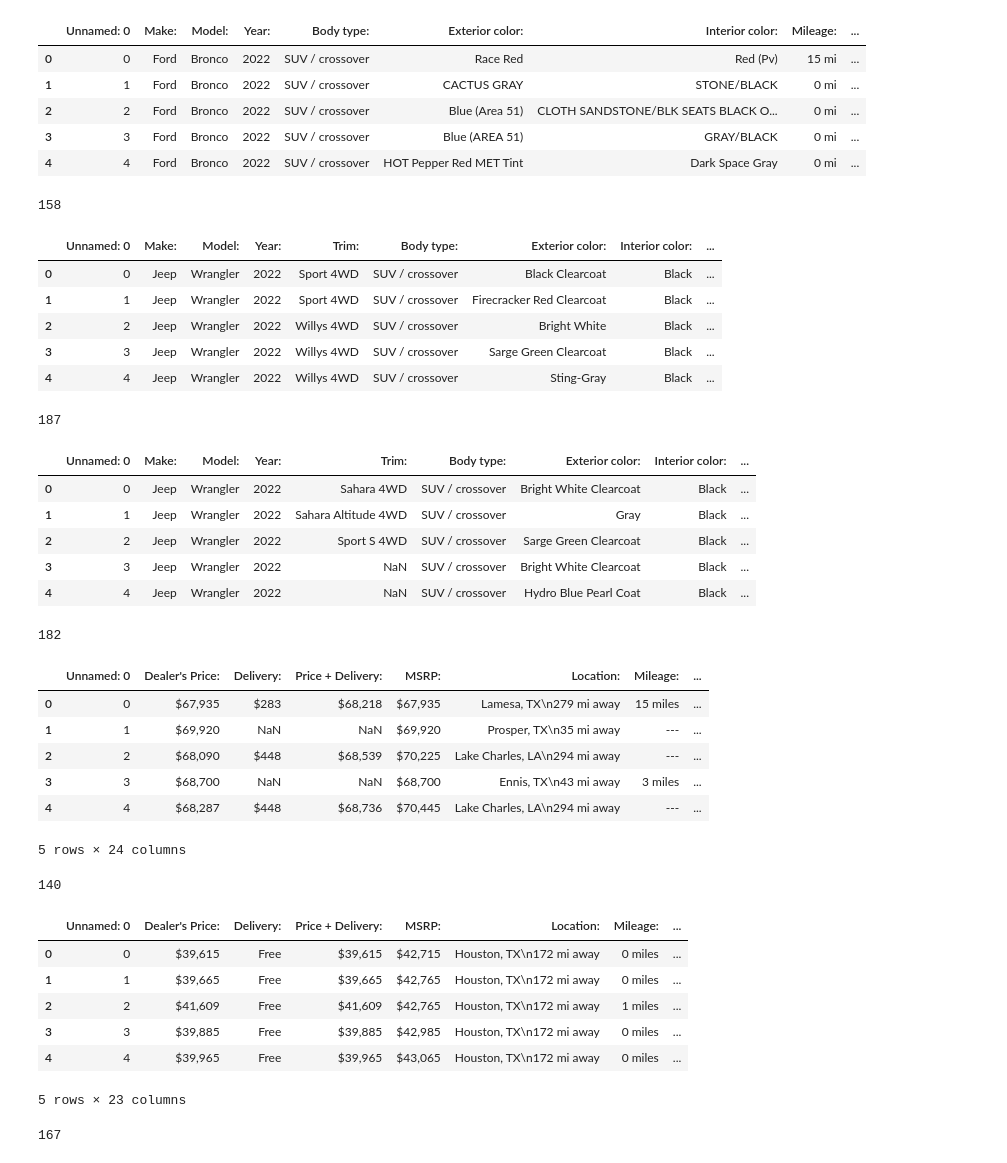
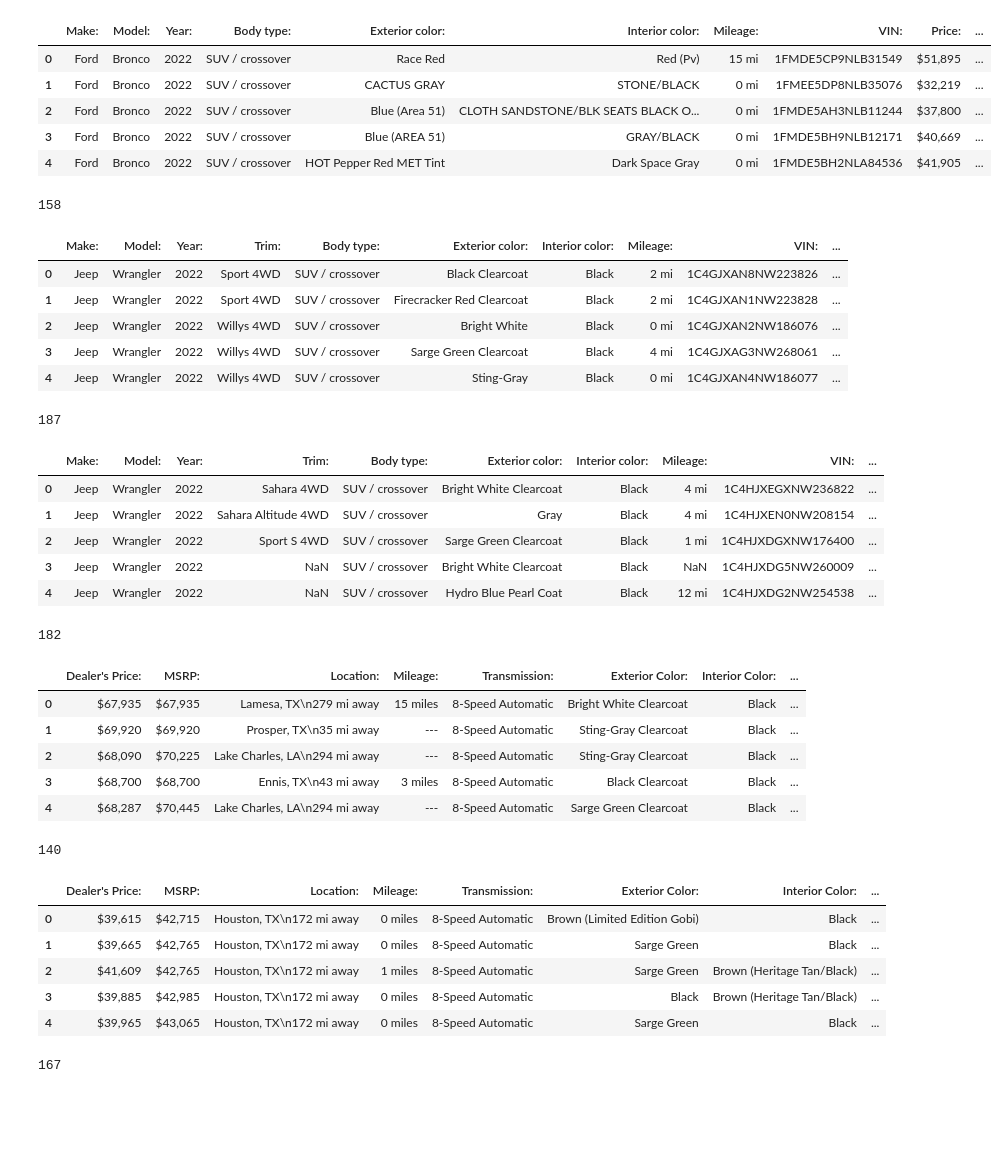
Before and after one commit to RL-Lane/Gouge, a Jupyter notebook: Notebooks/Scraping CSV's Merged.ipynb, the cells around one changed output. Saved outputs shown, nothing was run; the diff lists cells and outputs as text; code cells hidden in the pictures; blank space fills up the shorter version.

```diff
--- a/Notebooks/Scraping CSV's Merged.ipynb
+++ b/Notebooks/Scraping CSV's Merged.ipynb
@@ -5,14 +5,16 @@ import os
 # %%
 csv_file = '../Resources/0-200.csv'
 car_data1 = pd.read_csv(csv_file)
+car_data1 = car_data1.drop(columns=['Stock number:',
+                                    'Unnamed: 0'])
 car_data1.head()
 # %% [output]
-|  | Unnamed: 0 | Make: | Model: | Year: | Body type: | Exterior color: | Interior color: | Mileage: | ... |
-| 0 | 0 | Ford | Bronco | 2022 | SUV / crossover | Race Red | Red (Pv) | 15 mi | ... |
-| 1 | 1 | Ford | Bronco | 2022 | SUV / crossover | CACTUS GRAY | STONE/BLACK | 0 mi | ... |
-| 2 | 2 | Ford | Bronco | 2022 | SUV / crossover | Blue (Area 51) | CLOTH SANDSTONE/BLK SEATS BLACK O... | 0 mi | ... |
-| 3 | 3 | Ford | Bronco | 2022 | SUV / crossover | Blue (AREA 51) | GRAY/BLACK | 0 mi | ... |
-| 4 | 4 | Ford | Bronco | 2022 | SUV / crossover | HOT Pepper Red MET Tint | Dark Space Gray | 0 mi | ... |
+|  | Make: | Model: | Year: | Body type: | Exterior color: | Interior color: | Mileage: | VIN: | Price: | ... |
+| 0 | Ford | Bronco | 2022 | SUV / crossover | Race Red | Red (Pv) | 15 mi | 1FMDE5CP9NLB31549 | $51,895 | ... |
+| 1 | Ford | Bronco | 2022 | SUV / crossover | CACTUS GRAY | STONE/BLACK | 0 mi | 1FMEE5DP8NLB35076 | $32,219 | ... |
+| 2 | Ford | Bronco | 2022 | SUV / crossover | Blue (Area 51) | CLOTH SANDSTONE/BLK SEATS BLACK O... | 0 mi | 1FMDE5AH3NLB11244 | $37,800 | ... |
+| 3 | Ford | Bronco | 2022 | SUV / crossover | Blue (AREA 51) | GRAY/BLACK | 0 mi | 1FMDE5BH9NLB12171 | $40,669 | ... |
+| 4 | Ford | Bronco | 2022 | SUV / crossover | HOT Pepper Red MET Tint | Dark Space Gray | 0 mi | 1FMDE5BH2NLA84536 | $41,905 | ... |
 # %%
 len(car_data1)
 # %% [output]
@@ -20,14 +22,16 @@ len(car_data1)
 # %%
 csv_file = '../Resources/200-400.csv'
 car_data2 = pd.read_csv(csv_file)
+car_data2 = car_data2.drop(columns=['Stock number:',
+                                    'Unnamed: 0'])
 car_data2.head()
 # %% [output]
-|  | Unnamed: 0 | Make: | Model: | Year: | Trim: | Body type: | Exterior color: | Interior color: | ... |
-| 0 | 0 | Jeep | Wrangler | 2022 | Sport 4WD | SUV / crossover | Black Clearcoat | Black | ... |
-| 1 | 1 | Jeep | Wrangler | 2022 | Sport 4WD | SUV / crossover | Firecracker Red Clearcoat | Black | ... |
-| 2 | 2 | Jeep | Wrangler | 2022 | Willys 4WD | SUV / crossover | Bright White | Black | ... |
-| 3 | 3 | Jeep | Wrangler | 2022 | Willys 4WD | SUV / crossover | Sarge Green Clearcoat | Black | ... |
-| 4 | 4 | Jeep | Wrangler | 2022 | Willys 4WD | SUV / crossover | Sting-Gray | Black | ... |
+|  | Make: | Model: | Year: | Trim: | Body type: | Exterior color: | Interior color: | Mileage: | VIN: | ... |
+| 0 | Jeep | Wrangler | 2022 | Sport 4WD | SUV / crossover | Black Clearcoat | Black | 2 mi | 1C4GJXAN8NW223826 | ... |
+| 1 | Jeep | Wrangler | 2022 | Sport 4WD | SUV / crossover | Firecracker Red Clearcoat | Black | 2 mi | 1C4GJXAN1NW223828 | ... |
+| 2 | Jeep | Wrangler | 2022 | Willys 4WD | SUV / crossover | Bright White | Black | 0 mi | 1C4GJXAN2NW186076 | ... |
+| 3 | Jeep | Wrangler | 2022 | Willys 4WD | SUV / crossover | Sarge Green Clearcoat | Black | 4 mi | 1C4GJXAG3NW268061 | ... |
+| 4 | Jeep | Wrangler | 2022 | Willys 4WD | SUV / crossover | Sting-Gray | Black | 0 mi | 1C4GJXAN4NW186077 | ... |
 # %%
 len(car_data2)
 # %% [output]
@@ -35,14 +39,16 @@ len(car_data2)
 # %%
 csv_file = '../Resources/400-600.csv'
 car_data3 = pd.read_csv(csv_file)
+car_data3 = car_data3.drop(columns=['Stock number:',
+                                    'Unnamed: 0'])
 car_data3.head()
 # %% [output]
-|  | Unnamed: 0 | Make: | Model: | Year: | Trim: | Body type: | Exterior color: | Interior color: | ... |
-| 0 | 0 | Jeep | Wrangler | 2022 | Sahara 4WD | SUV / crossover | Bright White Clearcoat | Black | ... |
-| 1 | 1 | Jeep | Wrangler | 2022 | Sahara Altitude 4WD | SUV / crossover | Gray | Black | ... |
-| 2 | 2 | Jeep | Wrangler | 2022 | Sport S 4WD | SUV / crossover | Sarge Green Clearcoat | Black | ... |
-| 3 | 3 | Jeep | Wrangler | 2022 | NaN | SUV / crossover | Bright White Clearcoat | Black | ... |
-| 4 | 4 | Jeep | Wrangler | 2022 | NaN | SUV / crossover | Hydro Blue Pearl Coat | Black | ... |
+|  | Make: | Model: | Year: | Trim: | Body type: | Exterior color: | Interior color: | Mileage: | VIN: | ... |
+| 0 | Jeep | Wrangler | 2022 | Sahara 4WD | SUV / crossover | Bright White Clearcoat | Black | 4 mi | 1C4HJXEGXNW236822 | ... |
+| 1 | Jeep | Wrangler | 2022 | Sahara Altitude 4WD | SUV / crossover | Gray | Black | 4 mi | 1C4HJXEN0NW208154 | ... |
+| 2 | Jeep | Wrangler | 2022 | Sport S 4WD | SUV / crossover | Sarge Green Clearcoat | Black | 1 mi | 1C4HJXDGXNW176400 | ... |
+| 3 | Jeep | Wrangler | 2022 | NaN | SUV / crossover | Bright White Clearcoat | Black | NaN | 1C4HJXDG5NW260009 | ... |
+| 4 | Jeep | Wrangler | 2022 | NaN | SUV / crossover | Hydro Blue Pearl Coat | Black | 12 mi | 1C4HJXDG2NW254538 | ... |
 # %%
 len(car_data3)
 # %% [output]
@@ -50,15 +56,18 @@ len(car_data3)
 # %%
 csv_file = '../Resources/600-800.csv'
 car_data4 = pd.read_csv(csv_file)
+car_data4 = car_data4.drop(columns=['Stock #:',
+                                    'Unnamed: 0',
+                                    'Delivery:',
+                                    'Price + Delivery:'])
 car_data4.head()
 # %% [output]
-|  | Unnamed: 0 | Dealer's Price: | Delivery: | Price + Delivery: | MSRP: | Location: | Mileage: | ... |
-| 0 | 0 | $67,935 | $283 | $68,218 | $67,935 | Lamesa, TX\n279 mi away | 15 miles | ... |
-| 1 | 1 | $69,920 | NaN | NaN | $69,920 | Prosper, TX\n35 mi away | --- | ... |
-| 2 | 2 | $68,090 | $448 | $68,539 | $70,225 | Lake Charles, LA\n294 mi away | --- | ... |
-| 3 | 3 | $68,700 | NaN | NaN | $68,700 | Ennis, TX\n43 mi away | 3 miles | ... |
-| 4 | 4 | $68,287 | $448 | $68,736 | $70,445 | Lake Charles, LA\n294 mi away | --- | ... |
+|  | Dealer's Price: | MSRP: | Location: | Mileage: | Transmission: | Exterior Color: | Interior Color: | ... |
+| 0 | $67,935 | $67,935 | Lamesa, TX\n279 mi away | 15 miles | 8-Speed Automatic | Bright White Clearcoat | Black | ... |
+| 1 | $69,920 | $69,920 | Prosper, TX\n35 mi away | --- | 8-Speed Automatic | Sting-Gray Clearcoat | Black | ... |
+| 2 | $68,090 | $70,225 | Lake Charles, LA\n294 mi away | --- | 8-Speed Automatic | Sting-Gray Clearcoat | Black | ... |
+| 3 | $68,700 | $68,700 | Ennis, TX\n43 mi away | 3 miles | 8-Speed Automatic | Black Clearcoat | Black | ... |
+| 4 | $68,287 | $70,445 | Lake Charles, LA\n294 mi away | --- | 8-Speed Automatic | Sarge Green Clearcoat | Black | ... |
-5 rows × 24 columns
 # %%
 len(car_data4)
 # %% [output]
@@ -66,15 +75,18 @@ len(car_data4)
 # %%
 csv_file = '../Resources/800-1000.csv'
 car_data5 = pd.read_csv(csv_file)
+car_data5 = car_data5.drop(columns=['Stock #:',
+                                    'Unnamed: 0',
+                                    'Delivery:',
+                                    'Price + Delivery:'])
 car_data5.head()
 # %% [output]
-|  | Unnamed: 0 | Dealer's Price: | Delivery: | Price + Delivery: | MSRP: | Location: | Mileage: | ... |
-| 0 | 0 | $39,615 | Free | $39,615 | $42,715 | Houston, TX\n172 mi away | 0 miles | ... |
-| 1 | 1 | $39,665 | Free | $39,665 | $42,765 | Houston, TX\n172 mi away | 0 miles | ... |
-| 2 | 2 | $41,609 | Free | $41,609 | $42,765 | Houston, TX\n172 mi away | 1 miles | ... |
-| 3 | 3 | $39,885 | Free | $39,885 | $42,985 | Houston, TX\n172 mi away | 0 miles | ... |
-| 4 | 4 | $39,965 | Free | $39,965 | $43,065 | Houston, TX\n172 mi away | 0 miles | ... |
+|  | Dealer's Price: | MSRP: | Location: | Mileage: | Transmission: | Exterior Color: | Interior Color: | ... |
+| 0 | $39,615 | $42,715 | Houston, TX\n172 mi away | 0 miles | 8-Speed Automatic | Brown (Limited Edition Gobi) | Black | ... |
+| 1 | $39,665 | $42,765 | Houston, TX\n172 mi away | 0 miles | 8-Speed Automatic | Sarge Green | Black | ... |
+| 2 | $41,609 | $42,765 | Houston, TX\n172 mi away | 1 miles | 8-Speed Automatic | Sarge Green | Brown (Heritage Tan/Black) | ... |
+| 3 | $39,885 | $42,985 | Houston, TX\n172 mi away | 0 miles | 8-Speed Automatic | Black | Brown (Heritage Tan/Black) | ... |
+| 4 | $39,965 | $43,065 | Houston, TX\n172 mi away | 0 miles | 8-Speed Automatic | Sarge Green | Black | ... |
-5 rows × 23 columns
 # %%
 len(car_data5)
 # %% [output]
```
Also changed, not shown: parts of 9 cells of this notebook.
